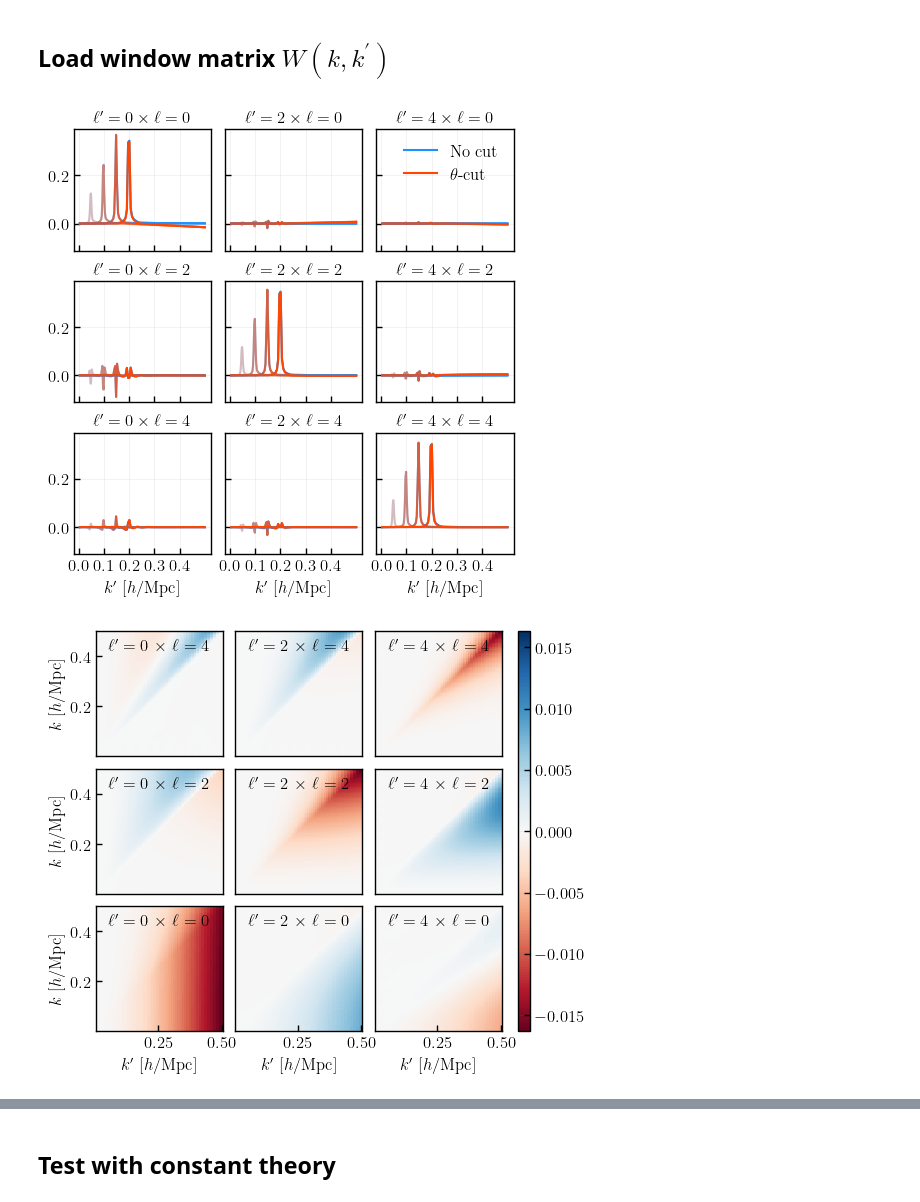
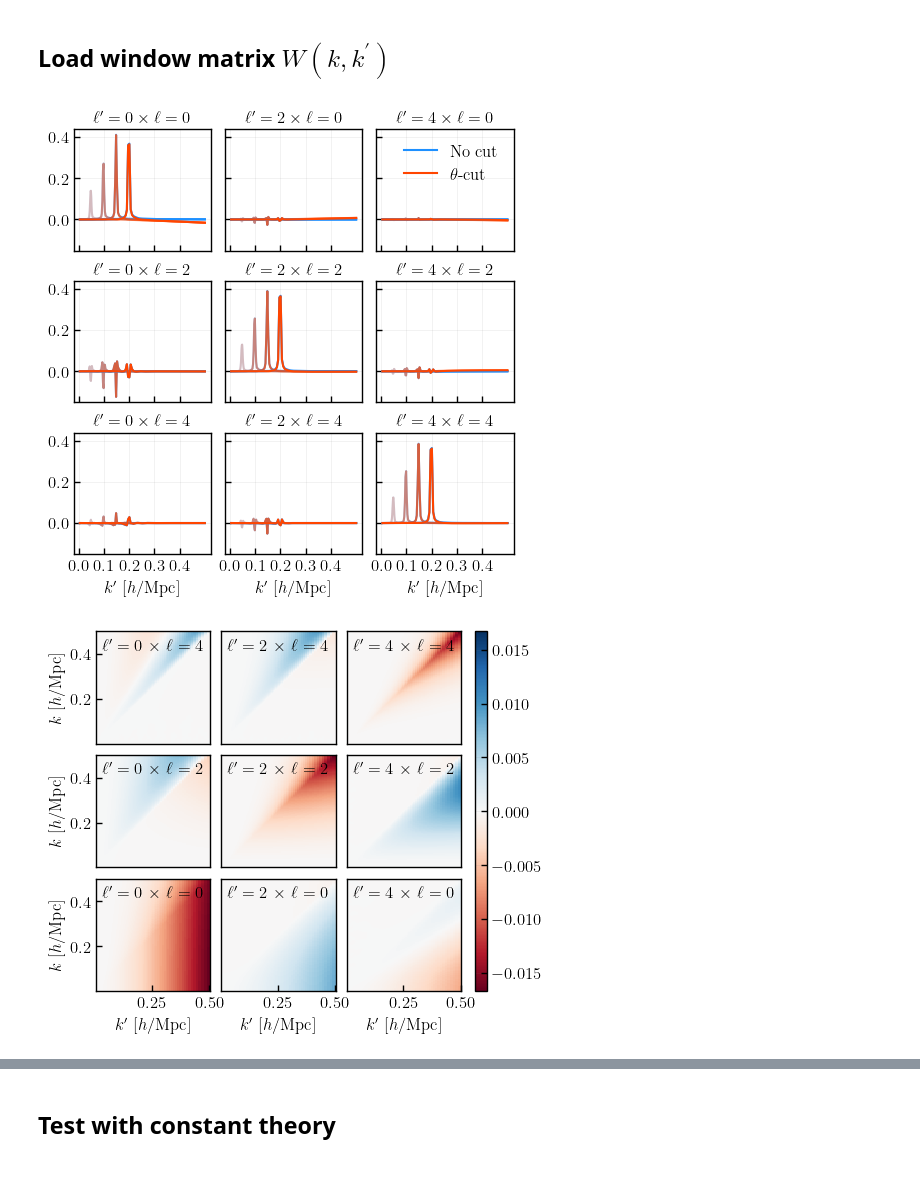
Before and after one commit to mathildepinon/desi-fiber-collisions, a Jupyter notebook: nb/wmatrix_plots.ipynb, the cells around one changed output, grey strips where cells are left out. Saved outputs shown, nothing was run; the diff lists cells and outputs as text; code cells hidden in the pictures; blank space fills up the shorter version.

Commit message:
plots

```diff
--- a/nb/wmatrix_plots.ipynb
+++ b/nb/wmatrix_plots.ipynb
@@ -27,12 +27,12 @@ plots_dir = '../../plots/'
 source = 'desi'
 
 # mocks/version
-version = 'v3_1' # one of 'first', 'second' if source == 'local' or 'v2', 'v3' if source == 'desi'
+version = 'v4_1' # one of 'first', 'second' if source == 'local' or 'v2', 'v3' if source == 'desi'
 
 # tracer
 tracer = 'ELG'
 region = 'SGC'
-completeness = False
+completeness = True
 zrange = (1.1, 1.6)
 
 # multipoles
@@ -50,7 +50,7 @@ from pypower import BaseMatrix
 
 if source == 'desi':
     wm_fn = DESIFileName()
-    wm_fn.set_default_config(version=version, ftype='wmatrix_smooth', tracer=tracer, region=region, completeness=completeness, realization='merged')
+    wm_fn.set_default_config(version=version, ftype='wmatrix_smooth', tracer=tracer, region=region, completeness=completeness, realization='merged', baseline=False, weighting='_default_FKP_lin', nran=18, cellsize=6, boxsize=9000)
     wm_fn.update(zrange=zrange)
     koutrebin = 5
 elif source == 'local':
@@ -99,19 +99,19 @@ plt.subplots_adjust(wspace=0.1, hspace=0.25)
 plt.savefig(os.path.join(plots_dir, version, 'wmatrix_{}cut{}_{}_{}_{}_ktmax{}.pdf'.format('rp' if rpcut else 'theta', max(rpcut, thetacut), tracer, region, 'complete' if completeness else 'fa', ktmax)), dpi=200)
 plt.show()
 # %% [output]
-[figure, old version]
+[figure, new version]
 # %%
 diff = [[a_cut - a for a, a_cut in zip(b, b_cut)] for b, b_cut in zip(wm.unpacked(), wm_cut.unpacked())]
 
 from matplotlib import colors
 divnorm=colors.CenteredNorm()
 
-plot_matrix(diff, figsize=(5, 5), norm=divnorm, x1=wm.xin, x2=wm.xout, xlabel1=r'$k^\prime$ [$h/\mathrm{Mpc}$]', xlabel2=r'$k$ [$h/\mathrm{Mpc}$]',
+plot_matrix(diff, figsize=(4.5, 4.5), norm=divnorm, x1=wm.xin, x2=wm.xout, xlabel1=r'$k^\prime$ [$h/\mathrm{Mpc}$]', xlabel2=r'$k$ [$h/\mathrm{Mpc}$]',
             barlabel=None, label1=[r'$\ell^\prime = {:d}$'.format(proj.ell) for proj in wm.projsin], label2=[r'$\ell = {:d}$'.format(proj.ell) for proj in wm.projsout])
 plt.savefig(os.path.join(plots_dir, version, 'wmatrix_{}cut{}_diff_{}_{}_z{:.2f}-{:.2f}_ktmax{}.png'.format('rp' if rpcut else 'theta', max(rpcut, thetacut), tracer, region, zrange[0], zrange[1], ktmax)), dpi=300)
 plt.show()
 # %% [output]
-[figure, old version]
+[figure, new version]
 # %%
 from matplotlib import colors
 
```
Also changed, not shown: parts of 5 cells of this notebook, 1 other file.
